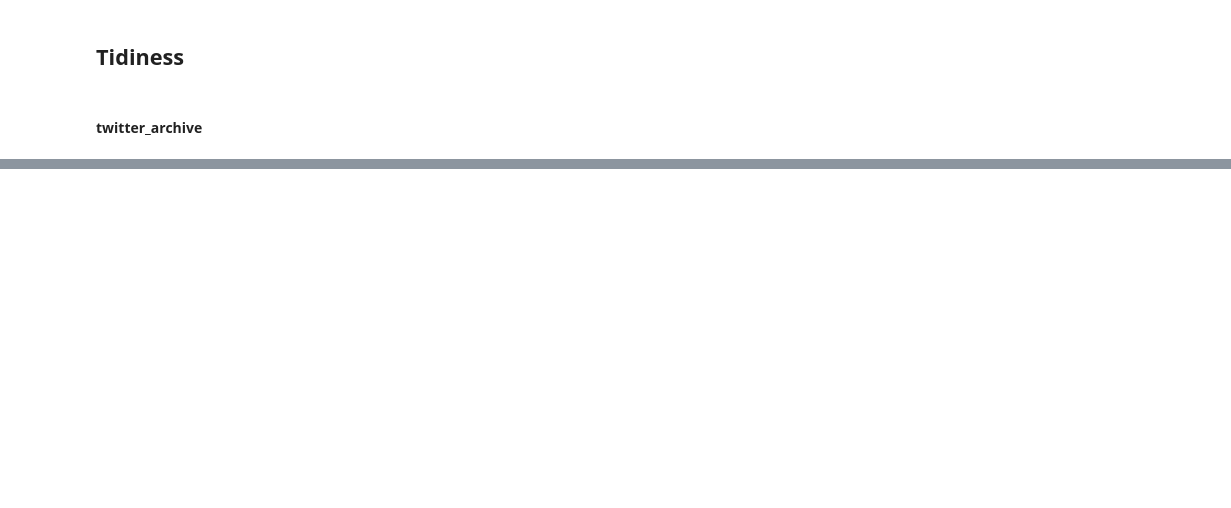
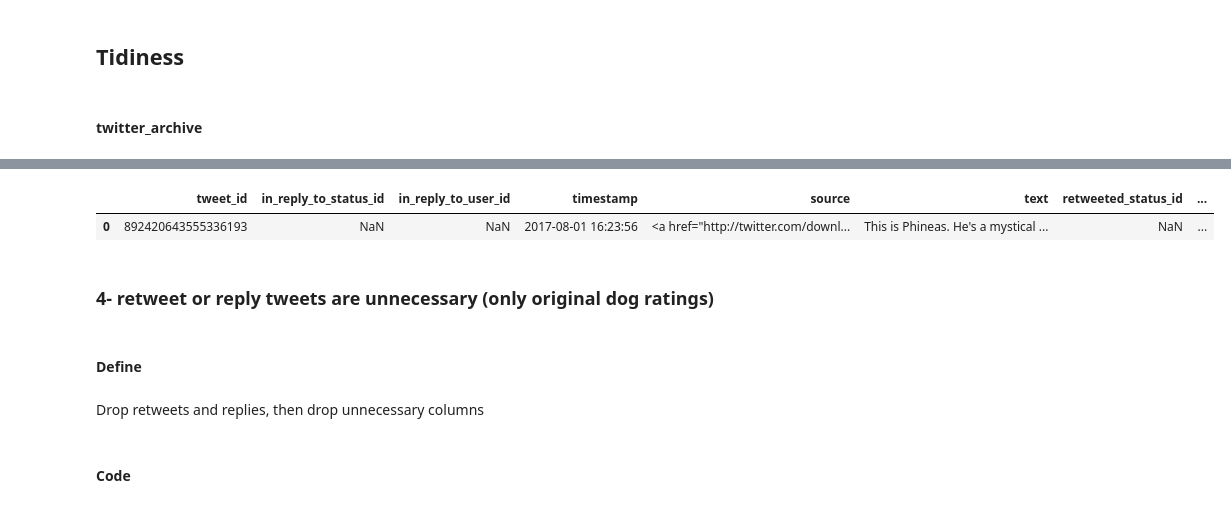
Before and after one commit to uminomuneaki/Analyze-WeRateDogs-with-tweepy, a Jupyter notebook: wrangle_act.ipynb, the cells around one changed output, grey strips where cells are left out. Cells and saved outputs as stored; diff of their text form; code cells hidden in the pictures; blank space fills up the shorter version.

```diff
--- a/wrangle_act.ipynb
+++ b/wrangle_act.ipynb
@@ -265 +331,5 @@ dtype: object
+# %%
+twitter_archive_clean = twitter_archive.copy()
+image_prediction_clean = image_prediction.copy()
+tweepy_data_clean = tweepy_data.copy()
 # %% [markdown]
@@ -270,0 +349,7 @@ dtype: object
+# %%
+# id to string
+twitter_archive_clean.tweet_id = twitter_archive_clean.tweet_id.astype(str)
+# remove +0000
+twitter_archive_clean.timestamp = twitter_archive_clean.timestamp.str[:-6]
+# timestamp to datetime
+twitter_archive_clean.timestamp = pd.to_datetime(twitter_archive_clean.timestamp)
@@ -270,0 +378,13 @@ dtype: object
+# %%
+twitter_archive_clean.head(1)
+# %% [output]
+|  | tweet_id | in_reply_to_status_id | in_reply_to_user_id | timestamp | source | text | retweeted_status_id | ... |
+| 0 | 892420643555336193 | NaN | NaN | 2017-08-01 16:23:56 | <a href="http://twitter.com/downl... | This is Phineas. He's a mystical ... | NaN | ... |
+# %% [markdown]
+### 4- retweet or reply tweets are unnecessary (only original dog ratings)
+# %% [markdown]
+#### Define
+# %% [markdown]
+Drop retweets and replies, then drop unnecessary columns
+# %% [markdown]
+#### Code
```
Also changed, not shown: parts of 58 cells of this notebook.
